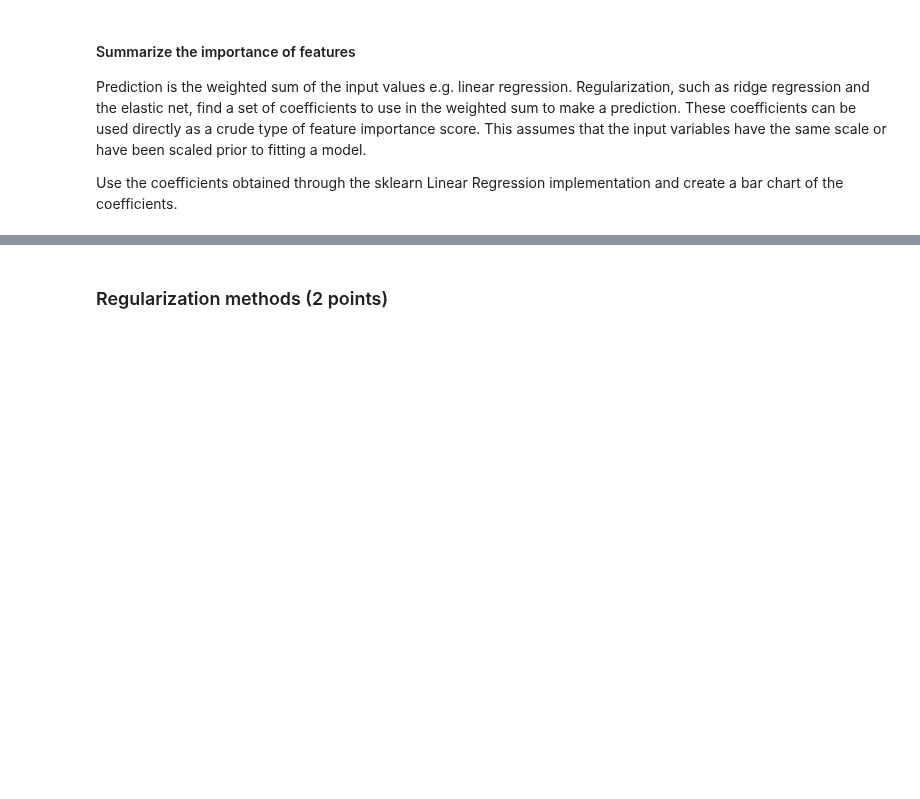
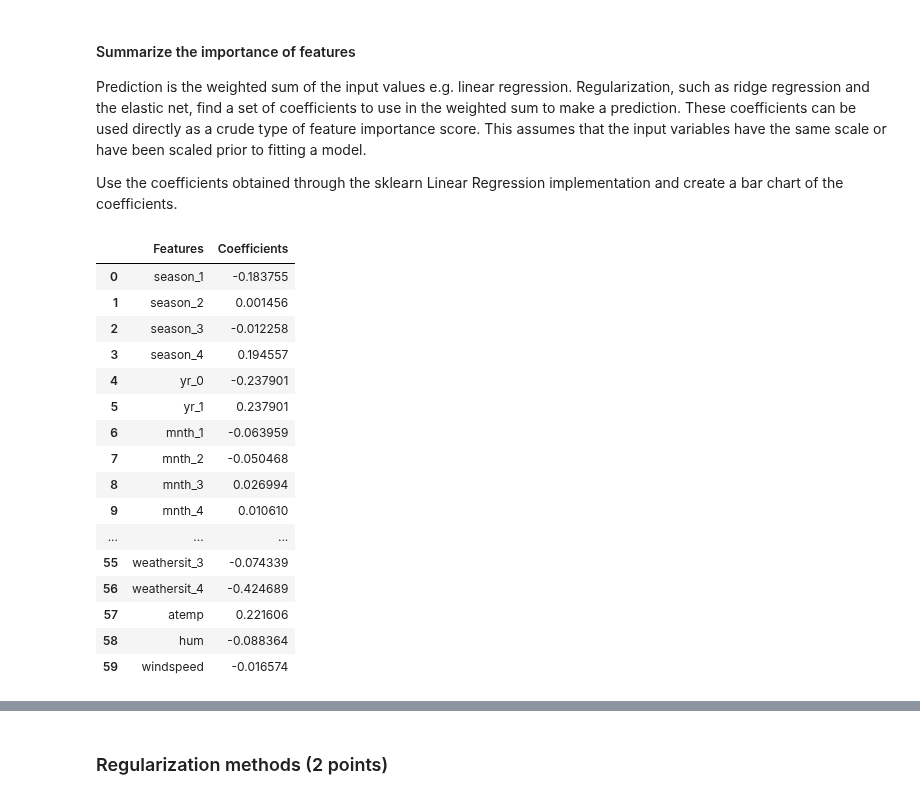
Before and after one commit to rajiv-ranjan/cds-mini-projects, a Jupyter notebook: m2/mini-project-1/M2_NB_MiniProject_1_LinearRegression_Regularization.ipynb, the cells around one changed output, grey strips where cells are left out. Saved outputs shown, nothing was run; the diff lists cells and outputs as text; code cells hidden in the pictures; blank space fills up the shorter version.

```diff
--- a/m2/mini-project-1/M2_NB_MiniProject_1_LinearRegression_Regularization.ipynb
+++ b/m2/mini-project-1/M2_NB_MiniProject_1_LinearRegression_Regularization.ipynb
@@ -712,0 +958,21 @@ Use the coefficients obtained through the sklearn Linear Regression implementati
+# %%
+df_feat_cof = pd.DataFrame({'Features': x_value, 'Coefficients': y_value})
+df_feat_cof
+# %% [output]
+|  | Features | Coefficients |
+| 0 | season_1 | -0.183755 |
+| 1 | season_2 | 0.001456 |
+| 2 | season_3 | -0.012258 |
+| 3 | season_4 | 0.194557 |
+| 4 | yr_0 | -0.237901 |
+| 5 | yr_1 | 0.237901 |
+| 6 | mnth_1 | -0.063959 |
+| 7 | mnth_2 | -0.050468 |
+| 8 | mnth_3 | 0.026994 |
+| 9 | mnth_4 | 0.010610 |
+| ... | ... | ... |
+| 55 | weathersit_3 | -0.074339 |
+| 56 | weathersit_4 | -0.424689 |
+| 57 | atemp | 0.221606 |
+| 58 | hum | -0.088364 |
+| 59 | windspeed | -0.016574 |
```
Also changed, not shown: parts of 40 cells of this notebook, 1 other file.
